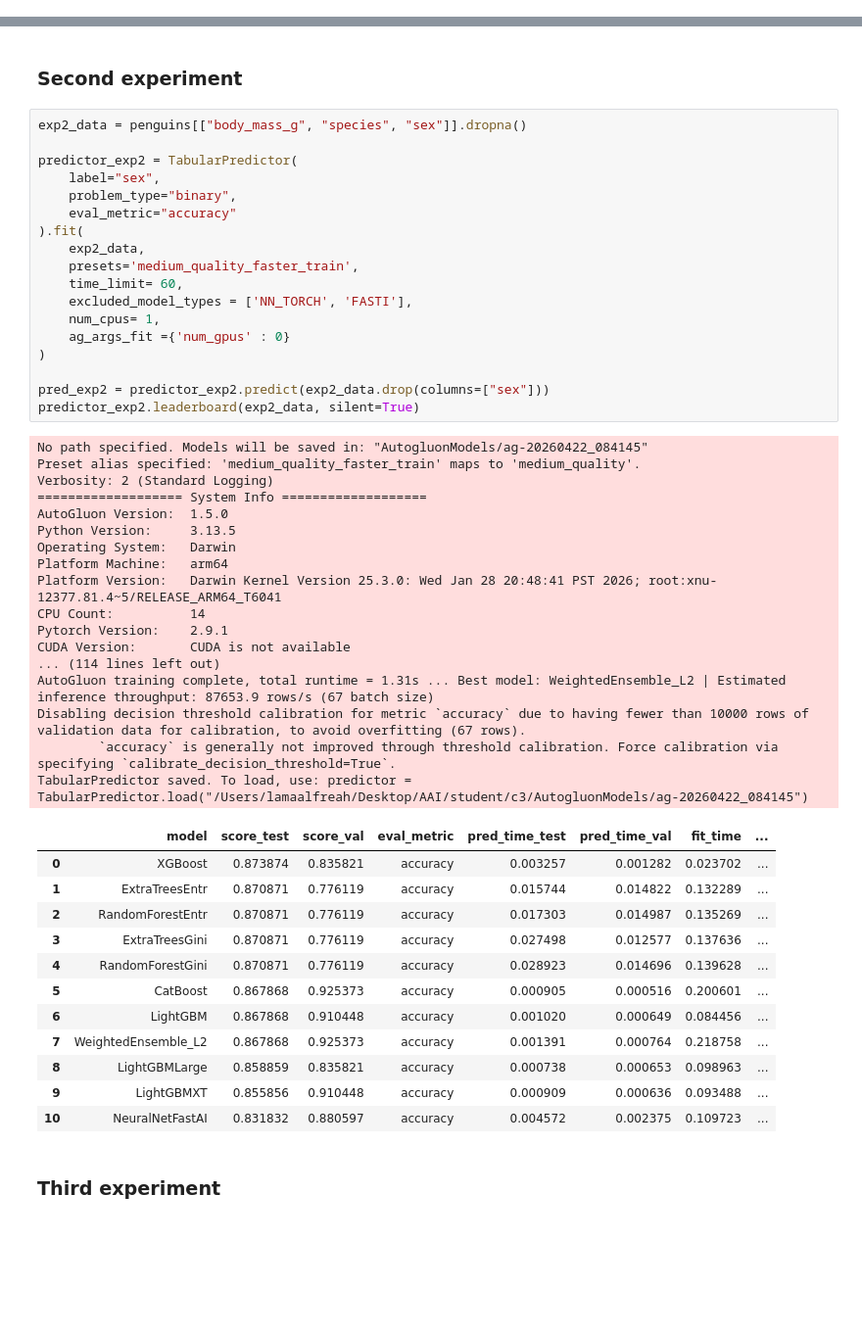
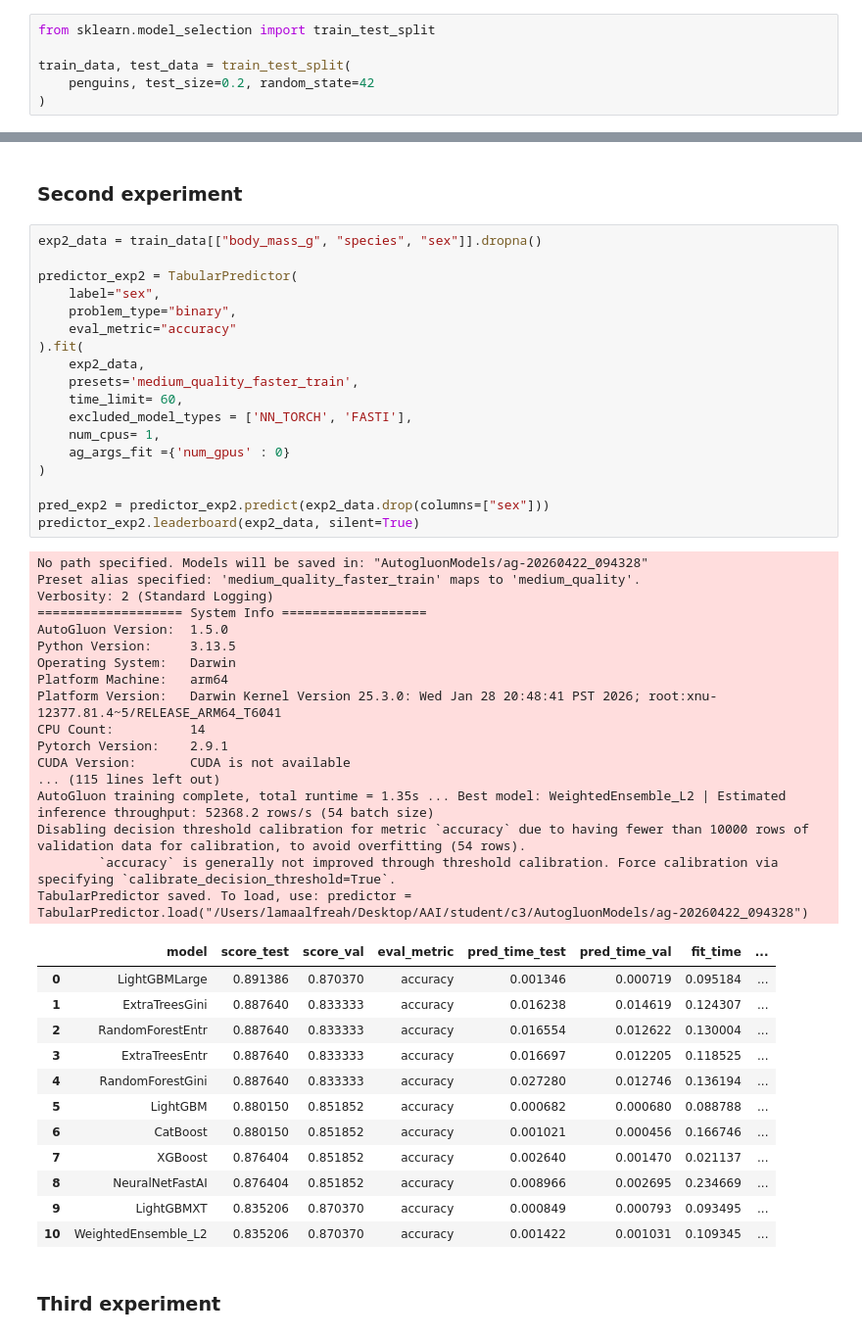
Before and after one commit to lamaalfreah/AAI-, a Jupyter notebook: student/c3/ex2_pycaret_classification.ipynb, the cells around one changed output, grey strips where cells are left out. Shown at 98% size. Cells and saved outputs as stored; diff of their text form; blank space fills up the shorter version.

```diff
--- a/student/c3/ex2_pycaret_classification.ipynb
+++ b/student/c3/ex2_pycaret_classification.ipynb
@@ -62,3 +64,9 @@ penguins
+# %%
+from sklearn.model_selection import train_test_split
+
+train_data, test_data = train_test_split(
+    penguins, test_size=0.2, random_state=42
+)
 # %% [markdown]
 ### Training
 # %% [markdown]
@@ -102,52 +110,52 @@ TabularPredictor saved. To load, use: predictor = TabularPredictor.load("/Users/
 # %% [markdown]
 ### Second experiment
 # %%
-exp2_data = penguins[["body_mass_g", "species", "sex"]].dropna()
+exp2_data = train_data[["body_mass_g", "species", "sex"]].dropna()
 
 predictor_exp2 = TabularPredictor(
     label="sex",
     problem_type="binary",
     eval_metric="accuracy"
 ).fit(
     exp2_data,
     presets='medium_quality_faster_train',
     time_limit= 60,
     excluded_model_types = ['NN_TORCH', 'FASTI'],
     num_cpus= 1,
     ag_args_fit ={'num_gpus' : 0}
 )
 
 pred_exp2 = predictor_exp2.predict(exp2_data.drop(columns=["sex"]))
 predictor_exp2.leaderboard(exp2_data, silent=True)
 # %% [output]
-No path specified. Models will be saved in: "AutogluonModels/ag-20260422_084145"
+No path specified. Models will be saved in: "AutogluonModels/ag-20260422_094328"
 Preset alias specified: 'medium_quality_faster_train' maps to 'medium_quality'.
 Verbosity: 2 (Standard Logging)
 =================== System Info ===================
 AutoGluon Version:  1.5.0
 Python Version:     3.13.5
 Operating System:   Darwin
 Platform Machine:   arm64
 Platform Version:   Darwin Kernel Version 25.3.0: Wed Jan 28 20:48:41 PST 2026; root:xnu-12377.81.4~5/RELEASE_ARM64_T6041
 CPU Count:          14
 Pytorch Version:    2.9.1
 CUDA Version:       CUDA is not available
-... (114 lines left out)
-AutoGluon training complete, total runtime = 1.31s ... Best model: WeightedEnsemble_L2 | Estimated inference throughput: 87653.9 rows/s (67 batch size)
-Disabling decision threshold calibration for metric `accuracy` due to having fewer than 10000 rows of validation data for calibration, to avoid overfitting (67 rows).
+... (115 lines left out)
+AutoGluon training complete, total runtime = 1.35s ... Best model: WeightedEnsemble_L2 | Estimated inference throughput: 52368.2 rows/s (54 batch size)
+Disabling decision threshold calibration for metric `accuracy` due to having fewer than 10000 rows of validation data for calibration, to avoid overfitting (54 rows).
         `accuracy` is generally not improved through threshold calibration. Force calibration via specifying `calibrate_decision_threshold=True`.
-TabularPredictor saved. To load, use: predictor = TabularPredictor.load("/Users/lamaalfreah/Desktop/AAI/student/c3/AutogluonModels/ag-20260422_084145")
+TabularPredictor saved. To load, use: predictor = TabularPredictor.load("/Users/lamaalfreah/Desktop/AAI/student/c3/AutogluonModels/ag-20260422_094328")
 |  | model | score_test | score_val | eval_metric | pred_time_test | pred_time_val | fit_time | ... |
-| 0 | XGBoost | 0.873874 | 0.835821 | accuracy | 0.003257 | 0.001282 | 0.023702 | ... |
-| 1 | ExtraTreesEntr | 0.870871 | 0.776119 | accuracy | 0.015744 | 0.014822 | 0.132289 | ... |
-| 2 | RandomForestEntr | 0.870871 | 0.776119 | accuracy | 0.017303 | 0.014987 | 0.135269 | ... |
-| 3 | ExtraTreesGini | 0.870871 | 0.776119 | accuracy | 0.027498 | 0.012577 | 0.137636 | ... |
-| 4 | RandomForestGini | 0.870871 | 0.776119 | accuracy | 0.028923 | 0.014696 | 0.139628 | ... |
-| 5 | CatBoost | 0.867868 | 0.925373 | accuracy | 0.000905 | 0.000516 | 0.200601 | ... |
-| 6 | LightGBM | 0.867868 | 0.910448 | accuracy | 0.001020 | 0.000649 | 0.084456 | ... |
-| 7 | WeightedEnsemble_L2 | 0.867868 | 0.925373 | accuracy | 0.001391 | 0.000764 | 0.218758 | ... |
-| 8 | LightGBMLarge | 0.858859 | 0.835821 | accuracy | 0.000738 | 0.000653 | 0.098963 | ... |
-| 9 | LightGBMXT | 0.855856 | 0.910448 | accuracy | 0.000909 | 0.000636 | 0.093488 | ... |
-| 10 | NeuralNetFastAI | 0.831832 | 0.880597 | accuracy | 0.004572 | 0.002375 | 0.109723 | ... |
+| 0 | LightGBMLarge | 0.891386 | 0.870370 | accuracy | 0.001346 | 0.000719 | 0.095184 | ... |
+| 1 | ExtraTreesGini | 0.887640 | 0.833333 | accuracy | 0.016238 | 0.014619 | 0.124307 | ... |
+| 2 | RandomForestEntr | 0.887640 | 0.833333 | accuracy | 0.016554 | 0.012622 | 0.130004 | ... |
+| 3 | ExtraTreesEntr | 0.887640 | 0.833333 | accuracy | 0.016697 | 0.012205 | 0.118525 | ... |
+| 4 | RandomForestGini | 0.887640 | 0.833333 | accuracy | 0.027280 | 0.012746 | 0.136194 | ... |
+| 5 | LightGBM | 0.880150 | 0.851852 | accuracy | 0.000682 | 0.000680 | 0.088788 | ... |
+| 6 | CatBoost | 0.880150 | 0.851852 | accuracy | 0.001021 | 0.000456 | 0.166746 | ... |
+| 7 | XGBoost | 0.876404 | 0.851852 | accuracy | 0.002640 | 0.001470 | 0.021137 | ... |
+| 8 | NeuralNetFastAI | 0.876404 | 0.851852 | accuracy | 0.008966 | 0.002695 | 0.234669 | ... |
+| 9 | LightGBMXT | 0.835206 | 0.870370 | accuracy | 0.000849 | 0.000793 | 0.093495 | ... |
+| 10 | WeightedEnsemble_L2 | 0.835206 | 0.870370 | accuracy | 0.001422 | 0.001031 | 0.109345 | ... |
 # %% [markdown]
 ### Third experiment
```
Also changed, not shown: parts of 13 cells of this notebook.
